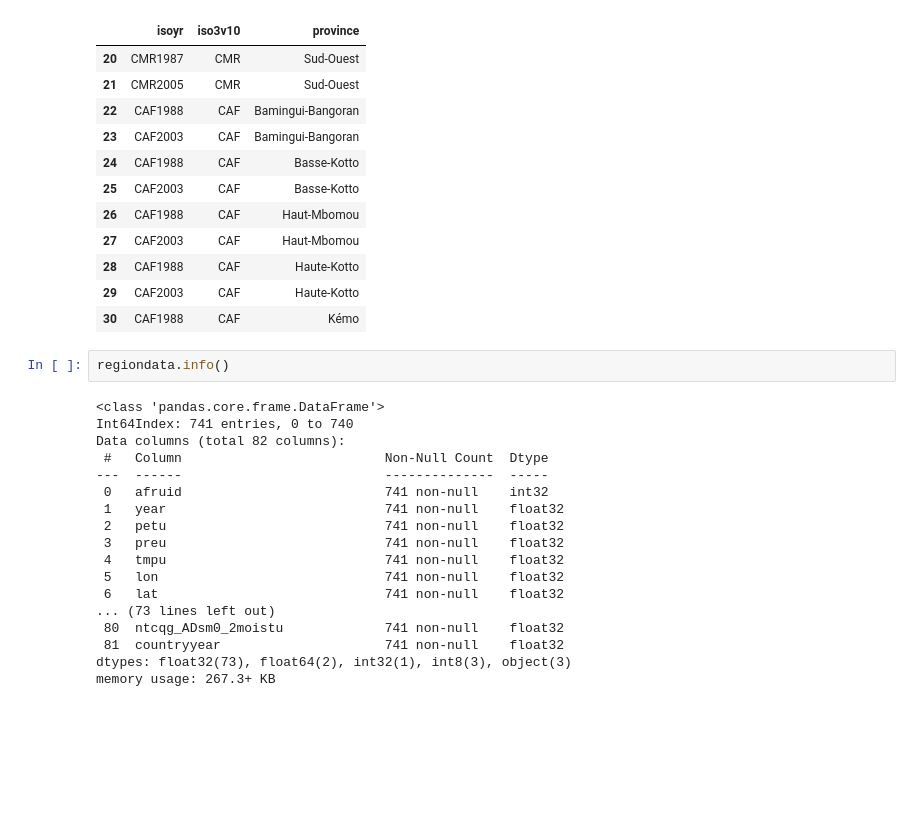
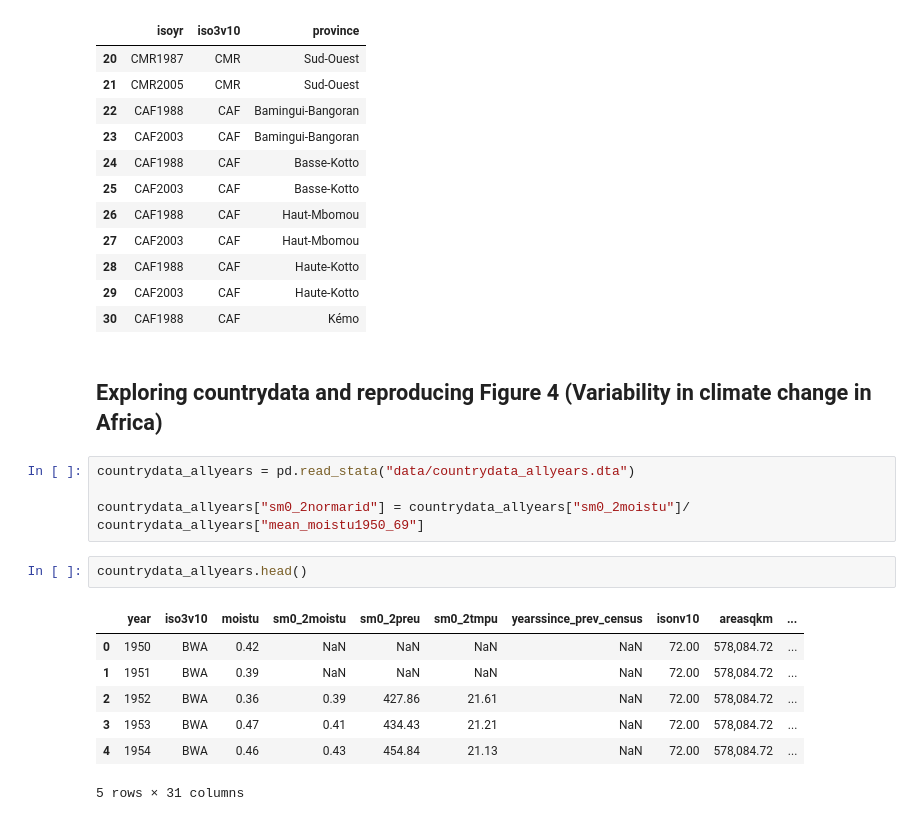
Before and after one commit to pcschreiber1/Henderson_2017_Replication, a Jupyter notebook: Replication notebook.ipynb, the cells around one changed output. Cells and saved outputs as stored; diff of their text form; blank space fills up the shorter version.

```diff
--- a/Replication notebook.ipynb
+++ b/Replication notebook.ipynb
@@ -86,23 +98,19 @@ df_subgroup.loc[(slice(20,30))]
 | 28 | CAF1988 | CAF | Haute-Kotto |
 | 29 | CAF2003 | CAF | Haute-Kotto |
 | 30 | CAF1988 | CAF | Kémo |
-# %%
-regiondata.info()
-# %% [output]
-<class 'pandas.core.frame.DataFrame'>
-Int64Index: 741 entries, 0 to 740
-Data columns (total 82 columns):
- #   Column                          Non-Null Count  Dtype
----  ------                          --------------  -----
- 0   afruid                          741 non-null    int32
- 1   year                            741 non-null    float32
- 2   petu                            741 non-null    float32
- 3   preu                            741 non-null    float32
- 4   tmpu                            741 non-null    float32
- 5   lon                             741 non-null    float32
- 6   lat                             741 non-null    float32
-... (73 lines left out)
- 80  ntcqg_ADsm0_2moistu             741 non-null    float32
- 81  countryyear                     741 non-null    float32
-dtypes: float32(73), float64(2), int32(1), int8(3), object(3)
-memory usage: 267.3+ KB
+# %% [markdown]
+## Exploring countrydata and reproducing Figure 4 (Variability in climate change in Africa)
+# %%
+countrydata_allyears = pd.read_stata("data/countrydata_allyears.dta")
+
+countrydata_allyears["sm0_2normarid"] = countrydata_allyears["sm0_2moistu"]/ countrydata_allyears["mean_moistu1950_69"]
+# %%
+countrydata_allyears.head()
+# %% [output]
+|  | year | iso3v10 | moistu | sm0_2moistu | sm0_2preu | sm0_2tmpu | yearssince_prev_census | isonv10 | areasqkm | ... |
+| 0 | 1950 | BWA | 0.42 | NaN | NaN | NaN | NaN | 72.00 | 578,084.72 | ... |
+| 1 | 1951 | BWA | 0.39 | NaN | NaN | NaN | NaN | 72.00 | 578,084.72 | ... |
+| 2 | 1952 | BWA | 0.36 | 0.39 | 427.86 | 21.61 | NaN | 72.00 | 578,084.72 | ... |
+| 3 | 1953 | BWA | 0.47 | 0.41 | 434.43 | 21.21 | NaN | 72.00 | 578,084.72 | ... |
+| 4 | 1954 | BWA | 0.46 | 0.43 | 454.84 | 21.13 | NaN | 72.00 | 578,084.72 | ... |
+5 rows × 31 columns
```
Also changed, not shown: parts of 12 cells of this notebook, 1 other file.
